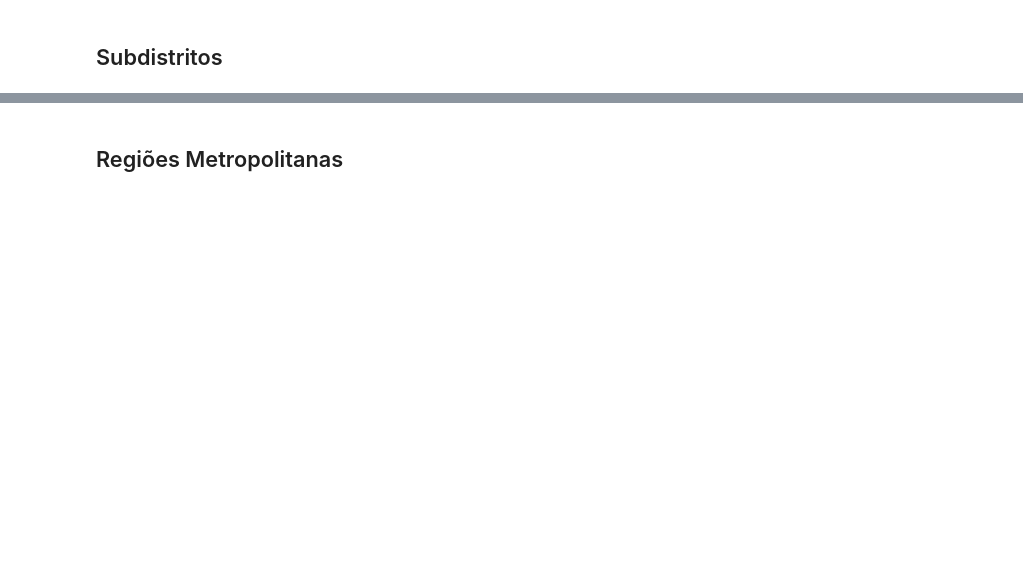
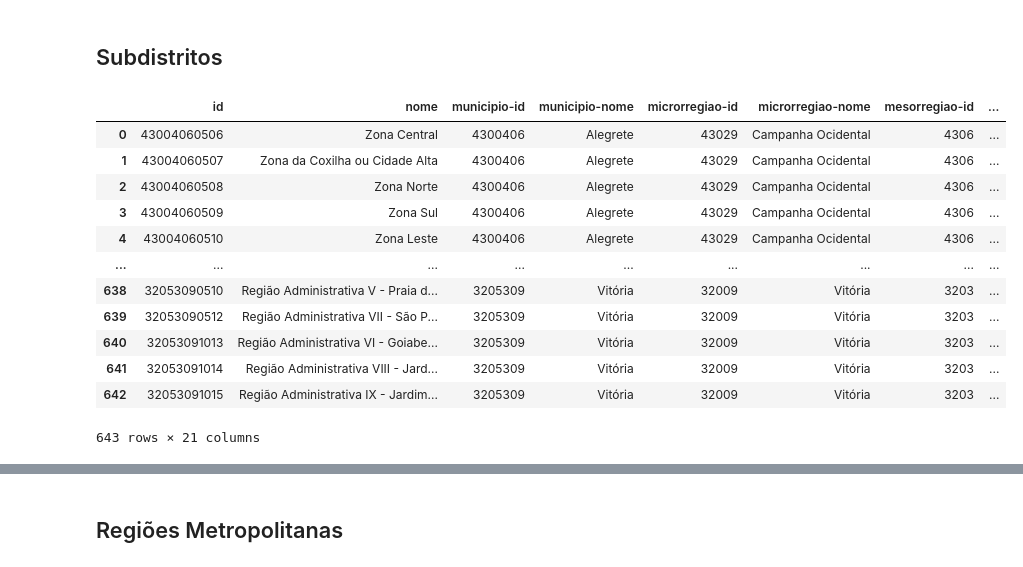
Before and after one commit to GDevigili/TCC-IBGE, a Jupyter notebook: src/datasets/localidades.ipynb, the cells around one changed output, grey strips where cells are left out. Saved outputs shown, nothing was run; the diff lists cells and outputs as text; code cells hidden in the pictures; blank space fills up the shorter version.

Commit message:
Add functions to create the dataframe

```diff
--- a/src/datasets/localidades.ipynb
+++ b/src/datasets/localidades.ipynb
@@ -250,3 +259,20 @@ url = 'https://servicodados.ibge.gov.br/api/v1/localidades/regioes-integradas-de
 ## Subdistritos
 # %%
 url = 'https://servicodados.ibge.gov.br/api/v1/localidades/subdistritos'
+# %%
+df_subdistritos = make_df(get_request_json(url))
+df_subdistritos
+# %% [output]
+|  | id | nome | municipio-id | municipio-nome | microrregiao-id | microrregiao-nome | mesorregiao-id | ... |
+| 0 | 43004060506 | Zona Central | 4300406 | Alegrete | 43029 | Campanha Ocidental | 4306 | ... |
+| 1 | 43004060507 | Zona da Coxilha ou Cidade Alta | 4300406 | Alegrete | 43029 | Campanha Ocidental | 4306 | ... |
+| 2 | 43004060508 | Zona Norte | 4300406 | Alegrete | 43029 | Campanha Ocidental | 4306 | ... |
+| 3 | 43004060509 | Zona Sul | 4300406 | Alegrete | 43029 | Campanha Ocidental | 4306 | ... |
+| 4 | 43004060510 | Zona Leste | 4300406 | Alegrete | 43029 | Campanha Ocidental | 4306 | ... |
+| ... | ... | ... | ... | ... | ... | ... | ... | ... |
+| 638 | 32053090510 | Região Administrativa V - Praia d... | 3205309 | Vitória | 32009 | Vitória | 3203 | ... |
+| 639 | 32053090512 | Região Administrativa VII - São P... | 3205309 | Vitória | 32009 | Vitória | 3203 | ... |
+| 640 | 32053091013 | Região Administrativa VI - Goiabe... | 3205309 | Vitória | 32009 | Vitória | 3203 | ... |
+| 641 | 32053091014 | Região Administrativa VIII - Jard... | 3205309 | Vitória | 32009 | Vitória | 3203 | ... |
+| 642 | 32053091015 | Região Administrativa IX - Jardim... | 3205309 | Vitória | 32009 | Vitória | 3203 | ... |
+643 rows × 21 columns
```
Also changed, not shown: parts of 4 cells of this notebook, 1 other file.
